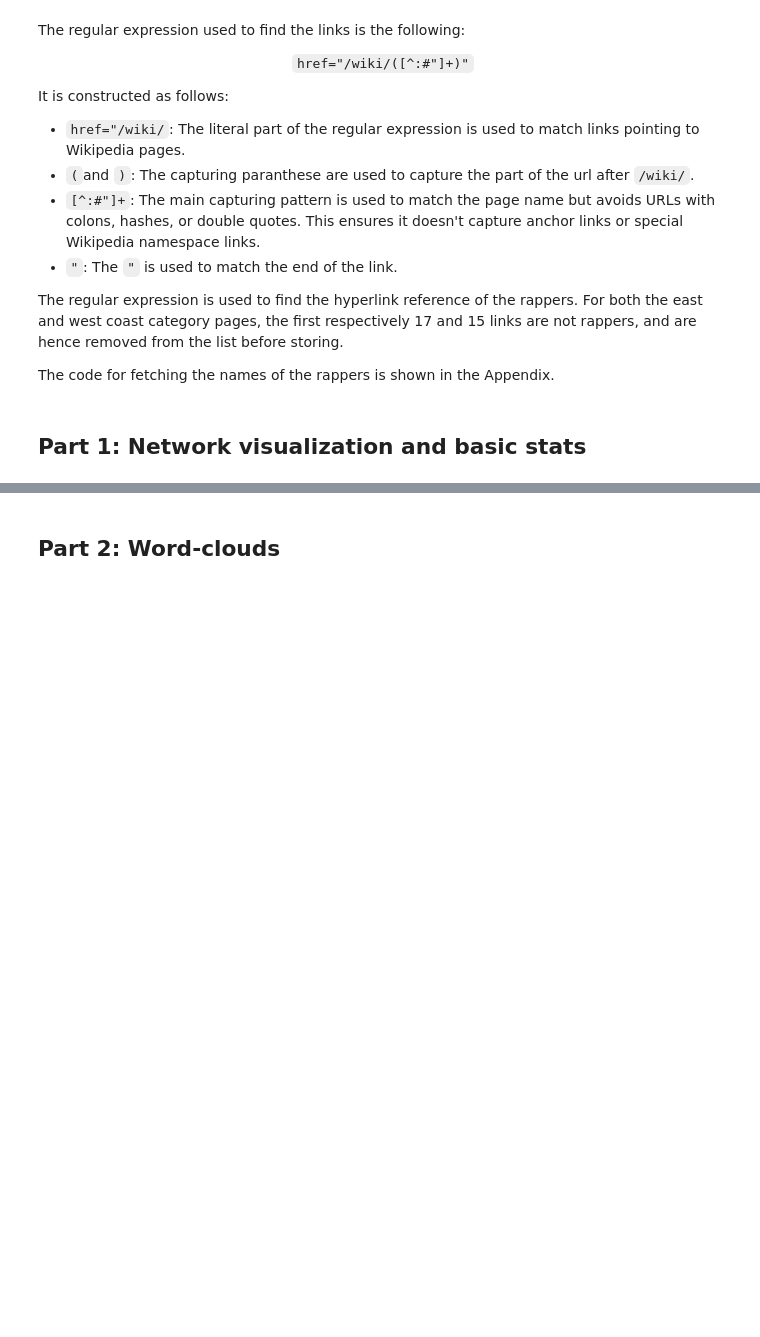
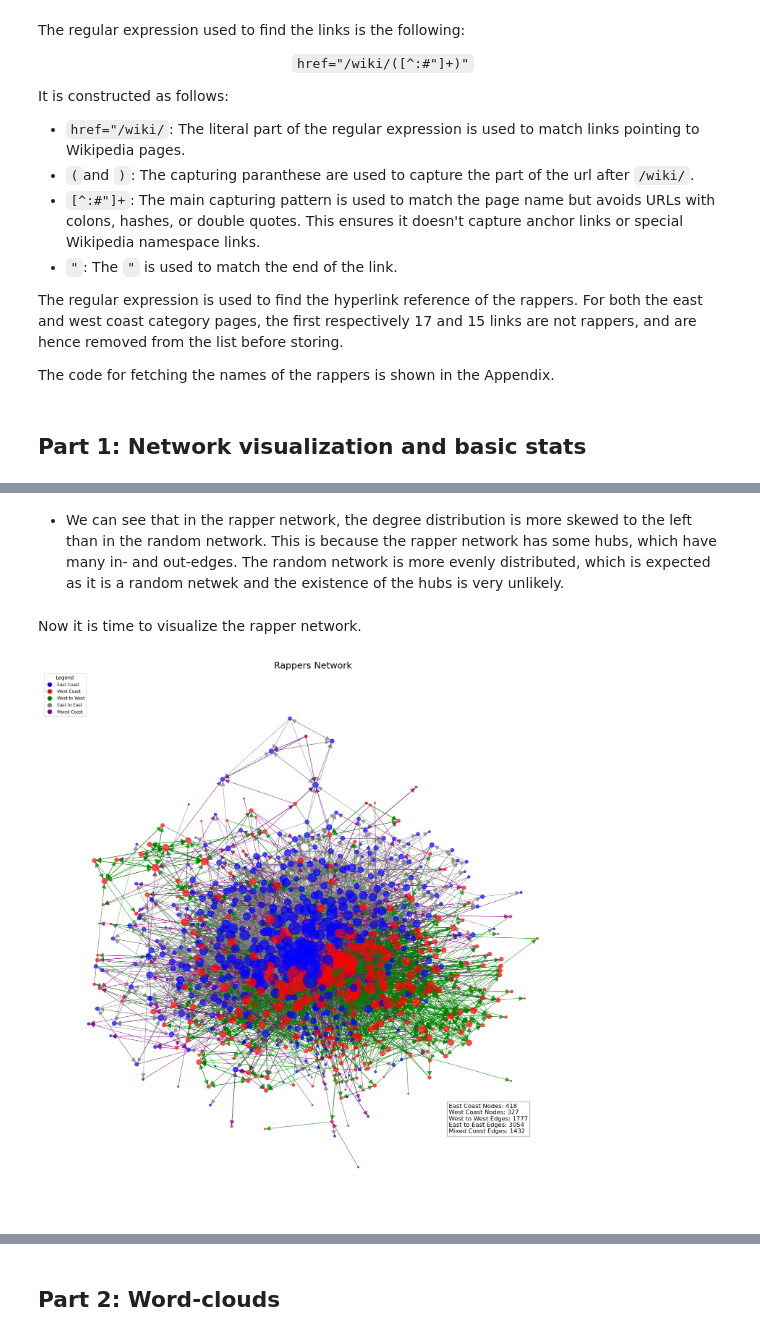
Before and after one commit to Agentroi/socialegraphs23, a Jupyter notebook: assignments/Assignment2Final.ipynb, the cells around one changed output, grey strips where cells are left out. Cells and saved outputs as stored; diff of their text form; code cells hidden in the pictures; blank space fills up the shorter version.

```diff
--- a/assignments/Assignment2Final.ipynb
+++ b/assignments/Assignment2Final.ipynb
@@ -103,0 +338,61 @@ print(len(nx.edges(G)))
+# %% [markdown]
+- We can see that in the rapper network, the degree distribution is more skewed to the left than in the random network. This is because the rapper network has some hubs, which have many in- and out-edges. The random network is more evenly distributed, which is expected as it is a random netwek and the existence of the hubs is very unlikely.
+# %% [markdown]
+Now it is time to visualize the rapper network.
+# %%
+import matplotlib.pyplot as plt
+import networkx as nx
+
+# Calculate node sizes based on in-degrees + out-degrees
+node_sizes = [(G.in_degree(node) + G.out_degree(node)) * 10 for node in G.nodes()]
+
+# Map 'east' to 'blue' and 'west' to 'red' for node colors
+node_colors = ['blue' if G.nodes[node]['attr_coast'] == 'east' else 'red' for node in G.nodes()]
+
+# Set up edge colors based on coast attributes
+edge_colors = []
+for u, v in G.edges():
+    if G.nodes[u]['attr_coast'] == 'west' and G.nodes[v]['attr_coast'] == 'west':
+        edge_colors.append('green')
+    elif G.nodes[u]['attr_coast'] == 'east' and G.nodes[v]['attr_coast'] == 'east':
+        edge_colors.append('gray')
+    else:
+        edge_colors.append('purple')
+
+# Count the number of nodes with each color
+num_east_nodes = node_colors.count('blue')
+num_west_nodes = node_colors.count('red')
+
+# Count the number of edges with each color
+num_green_edges = edge_colors.count('green')
+num_gray_edges = edge_colors.count('gray')
+num_purple_edges = edge_colors.count('purple')
+
+# Draw the graph using the Kamada-Kawai layout
+plt.figure(figsize=(15, 15))
+pos = nx.kamada_kawai_layout(G)
+
+nx.draw(G, pos=pos, node_color=node_colors, node_size=node_sizes, edge_color=edge_colors, with_labels=False, alpha=0.7, arrows=True, arrowsize=20)
+# Add a legend
+legend_labels = {'East Coast': 'blue', 'West Coast': 'red',
+                 'West to West': 'green', 'East to East': 'gray', 'Mixed Coast': 'purple'}
+legend_handles = [plt.Line2D([0], [0], marker='o', color='w', label=label, markerfacecolor=color, markersize=10)
+                  for label, color in legend_labels.items()]
+
+plt.legend(handles=legend_handles, title='Legend', loc='upper left', fontsize='small')
+
+# Background Color
+plt.gca().set_facecolor('lightgray')
+
+# Title
+plt.title('Rappers Network', size=18)
+
+# Statistics
+stats = f"East Coast Nodes: {num_east_nodes}\nWest Coast Nodes: {num_west_nodes}\n" \
+        f"West to West Edges: {num_green_edges}\nEast to East Edges: {num_gray_edges}\n" \
+        f"Mixed Coast Edges: {num_purple_edges}"
+plt.figtext(0.75, 0.15, stats, fontsize=12, bbox={'facecolor': 'white', 'alpha': 0.5})
+
+plt.show()
+# %% [output]
+[figure, added]
```
Also changed, not shown: parts of 57 cells of this notebook.
